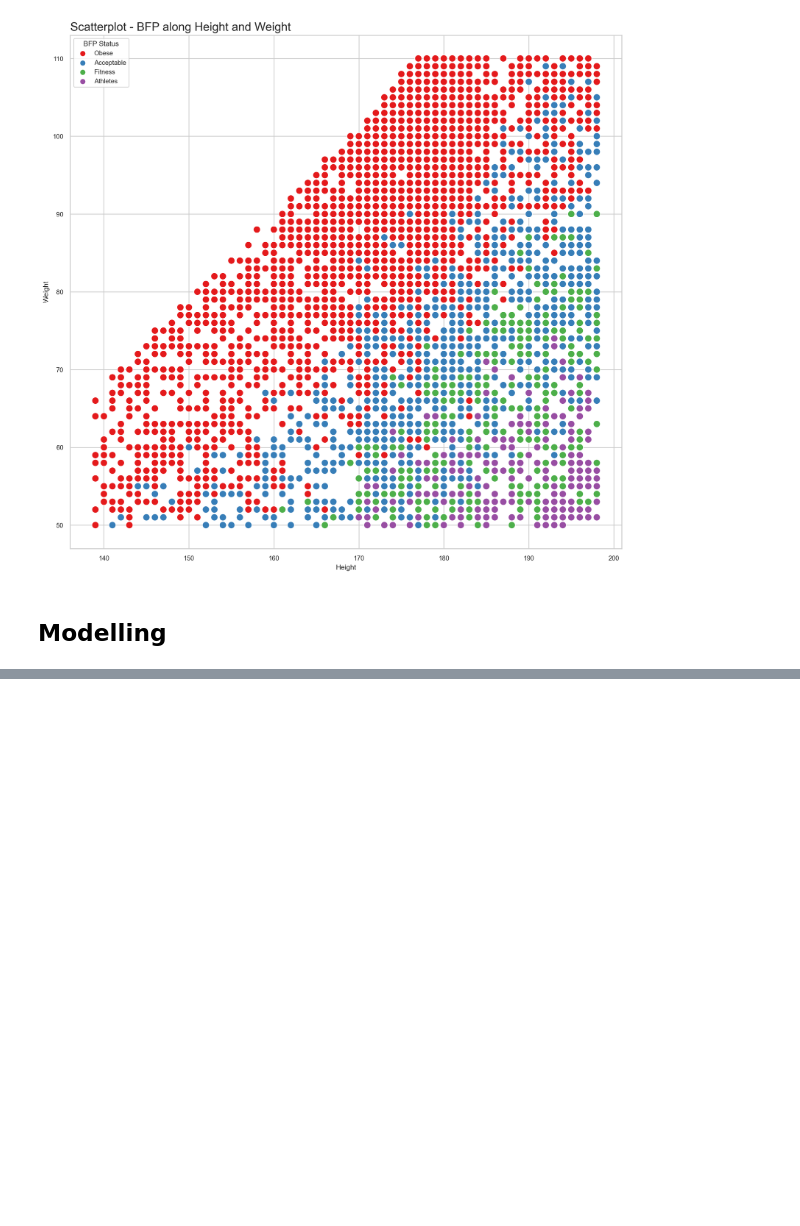
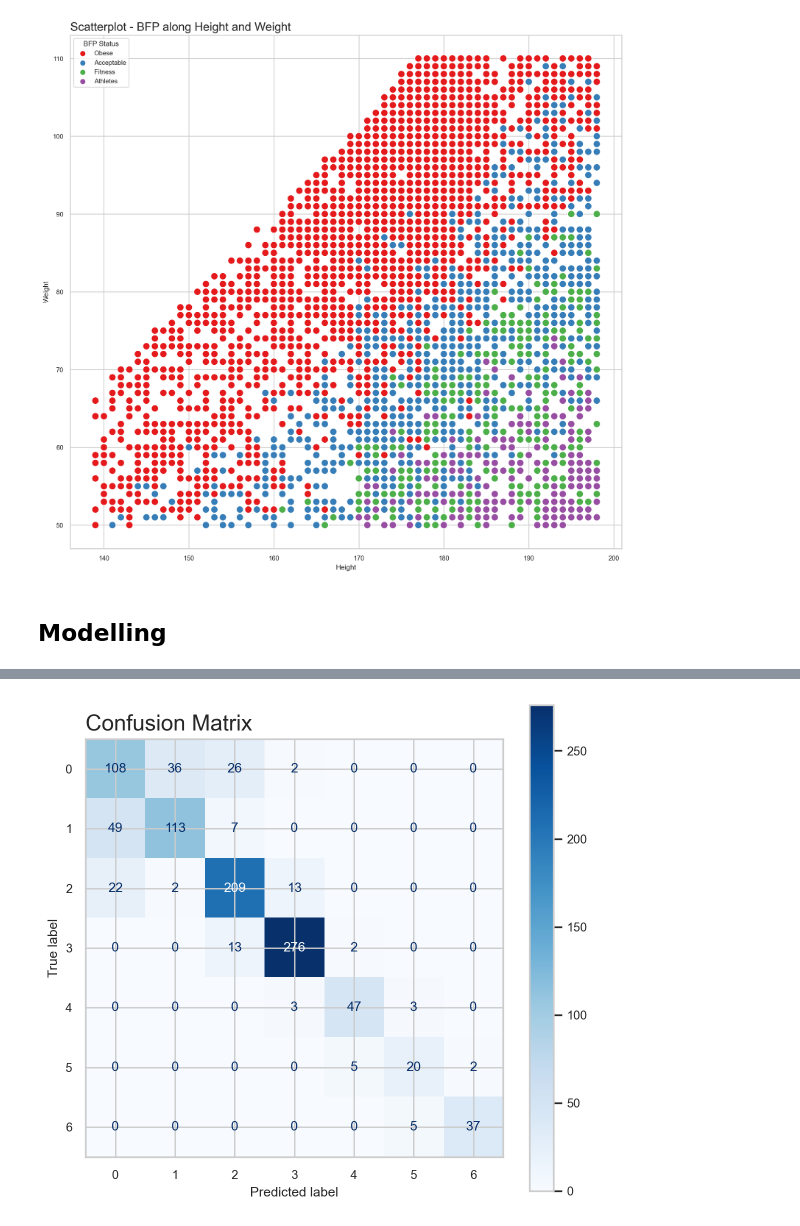
Before and after one commit to fedfioravanti/Flask-API-example, a Jupyter notebook: Health_BMI_status_prediction.ipynb, the cells around one changed output, grey strips where cells are left out. Cells and saved outputs as stored; diff of their text form; code cells hidden in the pictures; blank space fills up the shorter version.

```diff
--- a/Health_BMI_status_prediction.ipynb
+++ b/Health_BMI_status_prediction.ipynb
@@ -298,0 +370,8 @@ plt.show()
+# %%
+# plot confusion matrix
+fig, ax = plt.subplots(figsize=(6, 6))
+plot_confusion_matrix(rfc, X_test, y_test, cmap='Blues', labels=[0, 1, 2, 3, 4, 5, 6], ax=ax)
+plt.title('Confusion Matrix', loc='left', fontsize = 16)
+plt.show()
+# %% [output]
+[figure, added]
```
Also changed, not shown: parts of 18 cells of this notebook, 1 other file.
